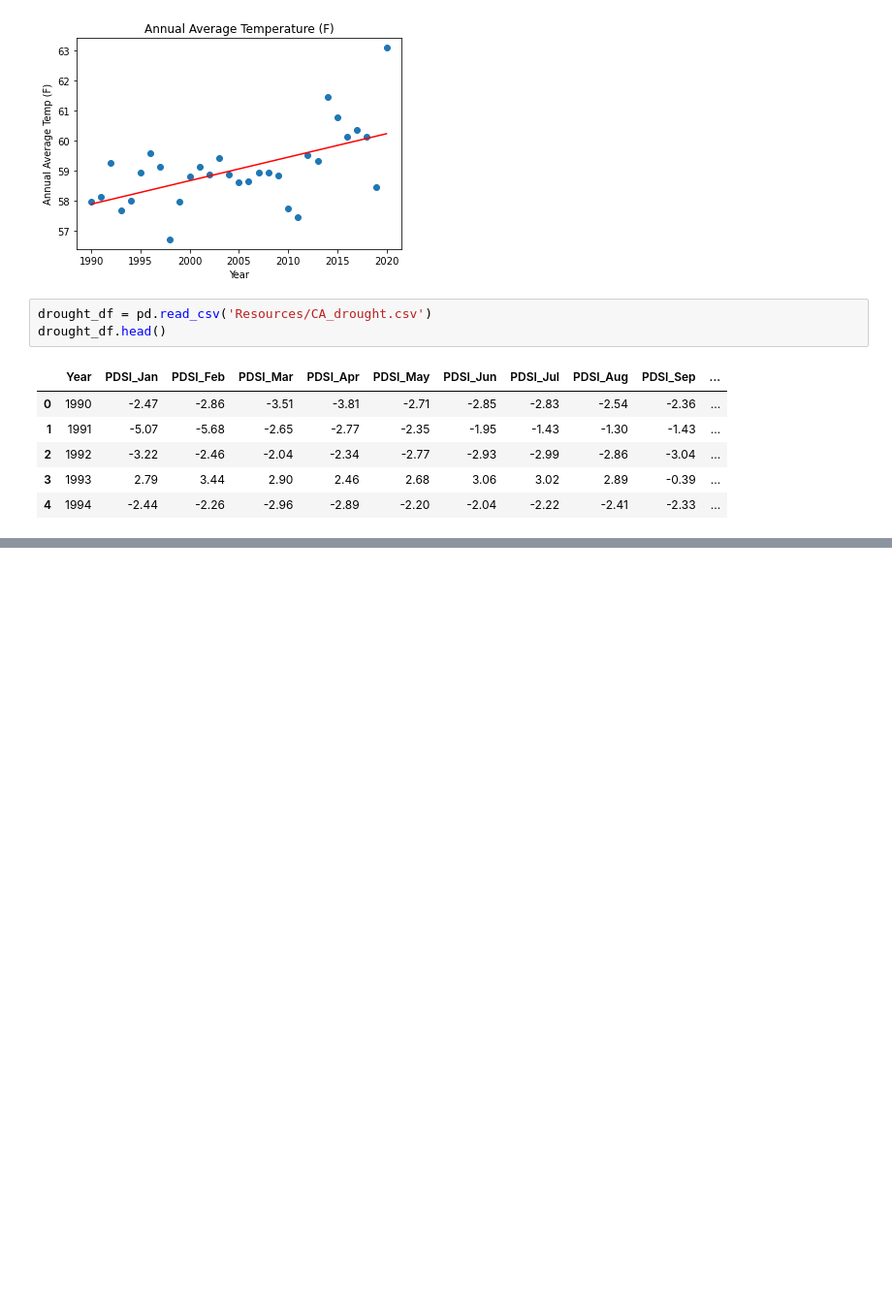
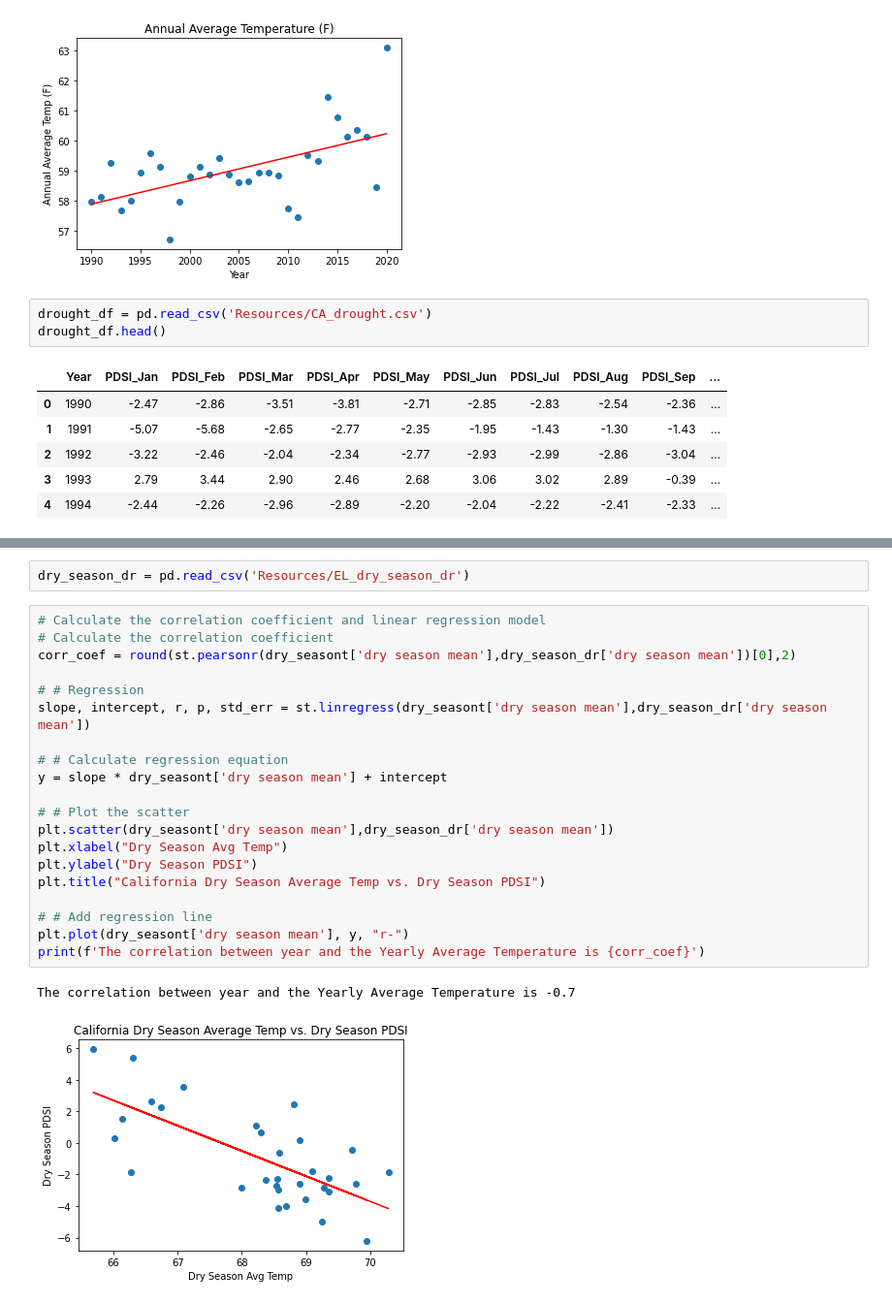
Before and after one commit to roborgain1/California-Wildfires-and-Climate-Change, a Jupyter notebook: EL_tempdata.ipynb, the cells around one changed output, grey strips where cells are left out. Shown: that part at 97% size. Saved outputs shown, nothing was run; the diff lists cells and outputs as text; blank space fills up the shorter version.

```diff
--- a/EL_tempdata.ipynb
+++ b/EL_tempdata.ipynb
@@ -214,0 +278,25 @@ NameError: name 'ax' is not defined
+# %%
+dry_season_dr = pd.read_csv('Resources/EL_dry_season_dr')
+# %%
+# Calculate the correlation coefficient and linear regression model
+# Calculate the correlation coefficient
+corr_coef = round(st.pearsonr(dry_seasont['dry season mean'],dry_season_dr['dry season mean'])[0],2)
+
+# # Regression
+slope, intercept, r, p, std_err = st.linregress(dry_seasont['dry season mean'],dry_season_dr['dry season mean'])
+
+# # Calculate regression equation
+y = slope * dry_seasont['dry season mean'] + intercept
+
+# # Plot the scatter
+plt.scatter(dry_seasont['dry season mean'],dry_season_dr['dry season mean'])
+plt.xlabel("Dry Season Avg Temp")
+plt.ylabel("Dry Season PDSI")
+plt.title("California Dry Season Average Temp vs. Dry Season PDSI")
+
+# # Add regression line
+plt.plot(dry_seasont['dry season mean'], y, "r-")
+print(f'The correlation between year and the Yearly Average Temperature is {corr_coef}')
+# %% [output]
+The correlation between year and the Yearly Average Temperature is -0.7
+[figure, added]
```
Also changed, not shown: parts of 19 cells of this notebook, 3 other files.
